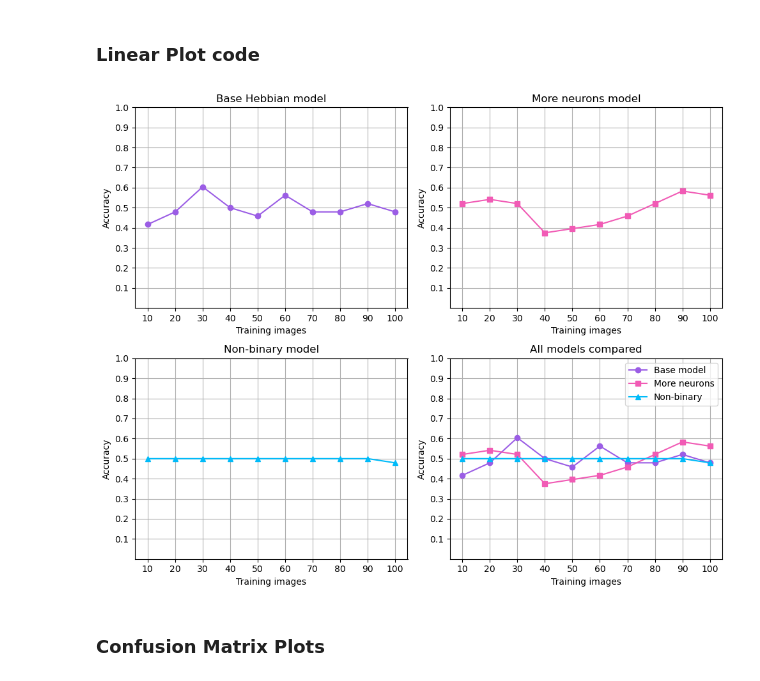
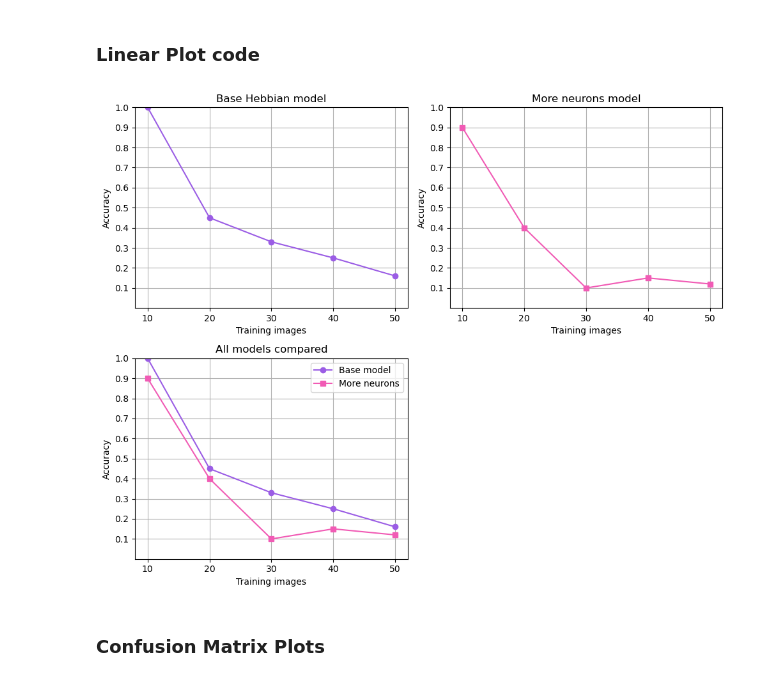
Before and after one commit to GabrielaGroenenewegenVanDerWeijden/FinalProjectNeuroAI, a Jupyter notebook: Plot_code.ipynb, the cells around one changed output. Drawn from its saved outputs; the diff is of its cells as text; code cells hidden in the pictures.

```diff
--- a/Plot_code.ipynb
+++ b/Plot_code.ipynb
@@ -17,3 +7,7 @@ train_counts = [10, 20, 30, 40, 50, 60, 70, 80, 90, 100]
+# %%
+results_hebbian = [1.0, 0.45, 0.33, 0.25, 0.16]
+results_more_neurons = [0.9, 0.4, 0.1, 0.15, 0.12]
+train_counts = [10, 20, 30, 40, 50]
 # %%
 color_hebbian = "#9b5de5"      # violet-purple
 color_more_neurons = "#f15bb5" # hot pink
@@ -29,51 +23,43 @@ axes[0].set_title("Base Hebbian model")
 axes[0].set_xlabel("Training images")
 axes[0].set_ylabel("Accuracy")
 axes[0].set_ylim(0, 1)
 axes[0].set_xticks(train_counts)
 axes[0].set_yticks(np.arange(0.1, 1.1, 0.1))
 axes[0].grid(True)
 
 # --- Plot 2: More neurons model ---
 axes[1].plot(train_counts, results_more_neurons, 's-', color=color_more_neurons)
 axes[1].set_title("More neurons model")
 axes[1].set_xlabel("Training images")
 axes[1].set_ylabel("Accuracy")
 axes[1].set_ylim(0, 1)
 axes[1].set_xticks(train_counts)
 axes[1].set_yticks(np.arange(0.1, 1.1, 0.1))
 axes[1].grid(True)
 
-# --- Plot 3: Non-binary model ---
-axes[2].plot(train_counts, results_non_binary, '^-', color=color_non_binary)
-axes[2].set_title("Non-binary model")
+# --- Plot 4: Combined comparison ---
+axes[2].plot(train_counts, results_hebbian, 'o-', color=color_hebbian, label='Base model')
+axes[2].plot(train_counts, results_more_neurons, 's-', color=color_more_neurons, label='More neurons')
+# axes[3].plot(train_counts, results_non_binary, '^-',  color=color_non_binary, label='Non-binary')
+axes[2].set_title("All models compared")
 axes[2].set_xlabel("Training images")
 axes[2].set_ylabel("Accuracy")
 axes[2].set_ylim(0, 1)
 axes[2].set_xticks(train_counts)
 axes[2].set_yticks(np.arange(0.1, 1.1, 0.1))
-
+axes[2].legend()
 axes[2].grid(True)
 
-# --- Plot 4: Combined comparison ---
-axes[3].plot(train_counts, results_hebbian, 'o-', color=color_hebbian, label='Base model')
-axes[3].plot(train_counts, results_more_neurons, 's-', color=color_more_neurons, label='More neurons')
-axes[3].plot(train_counts, results_non_binary, '^-',  color=color_non_binary, label='Non-binary')
-axes[3].set_title("All models compared")
-axes[3].set_xlabel("Training images")
-axes[3].set_ylabel("Accuracy")
-axes[3].set_ylim(0, 1)
-axes[3].set_xticks(train_counts)
-axes[3].set_yticks(np.arange(0.1, 1.1, 0.1))
-axes[3].legend()
-axes[3].grid(True)
+# Hide the unused subplot
+axes[3].set_visible(False)
 
 plt.tight_layout()
 
-plt.savefig("hebbian_models_comparison.png", dpi=300, bbox_inches='tight')
+plt.savefig("hebbian_models_comparison_new.png", dpi=300, bbox_inches='tight')
 
 plt.show()
 # %% [output]
-[figure, old version]
+[figure, new version]
 # %% [markdown]
 ### Confusion Matrix Plots
 # %%
```
Also changed, not shown: parts of 3 cells of this notebook, 23 other files.
